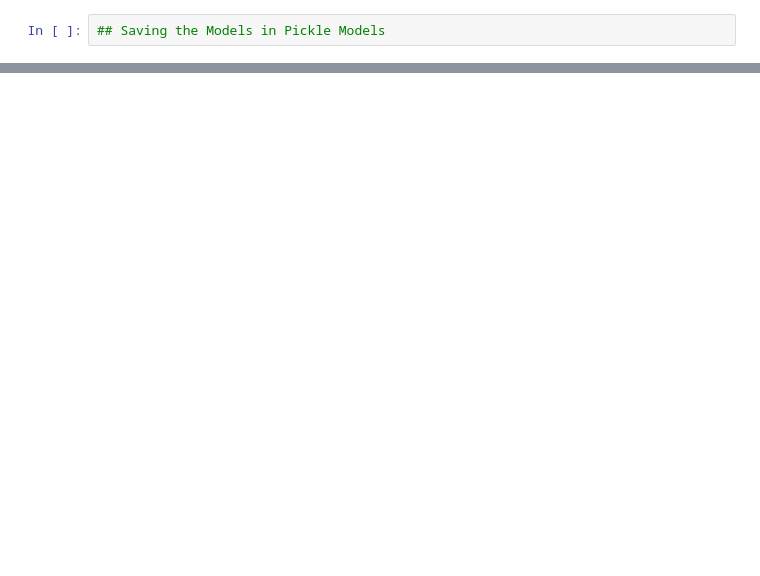
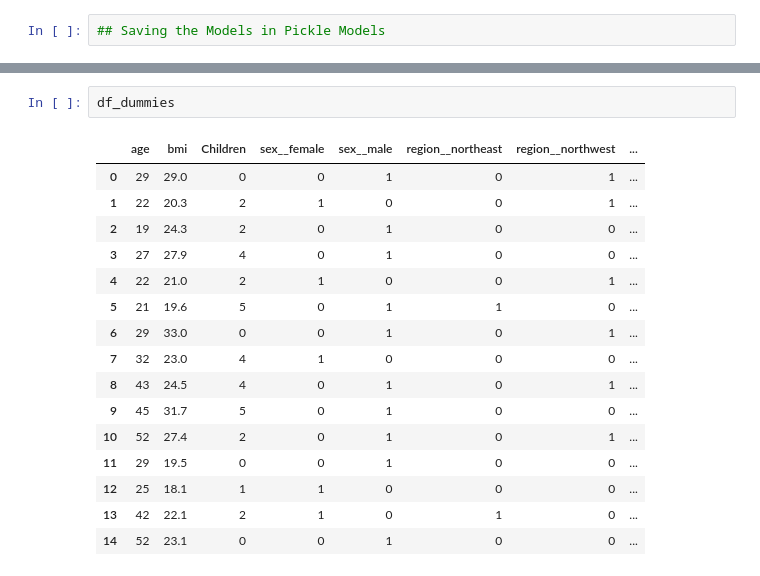
Before and after one commit to ParitoshPalSingh/Medical_Cost_Prediction_Project, a Jupyter notebook: Medical Cost Prediction PolynomialRegression.ipynb, the cells around one changed output, grey strips where cells are left out. Cells and saved outputs as stored; diff of their text form; blank space fills up the shorter version.

```diff
--- a/Medical Cost Prediction PolynomialRegression.ipynb
+++ b/Medical Cost Prediction PolynomialRegression.ipynb
@@ -545,0 +553,19 @@ SystemExit: 1
+# %%
+df_dummies
+# %% [output]
+|  | age | bmi | Children | sex__female | sex__male | region__northeast | region__northwest | ... |
+| 0 | 29 | 29.0 | 0 | 0 | 1 | 0 | 1 | ... |
+| 1 | 22 | 20.3 | 2 | 1 | 0 | 0 | 1 | ... |
+| 2 | 19 | 24.3 | 2 | 0 | 1 | 0 | 0 | ... |
+| 3 | 27 | 27.9 | 4 | 0 | 1 | 0 | 0 | ... |
+| 4 | 22 | 21.0 | 2 | 1 | 0 | 0 | 1 | ... |
+| 5 | 21 | 19.6 | 5 | 0 | 1 | 1 | 0 | ... |
+| 6 | 29 | 33.0 | 0 | 0 | 1 | 0 | 1 | ... |
+| 7 | 32 | 23.0 | 4 | 1 | 0 | 0 | 0 | ... |
+| 8 | 43 | 24.5 | 4 | 0 | 1 | 0 | 1 | ... |
+| 9 | 45 | 31.7 | 5 | 0 | 1 | 0 | 0 | ... |
+| 10 | 52 | 27.4 | 2 | 0 | 1 | 0 | 1 | ... |
+| 11 | 29 | 19.5 | 0 | 0 | 1 | 0 | 0 | ... |
+| 12 | 25 | 18.1 | 1 | 1 | 0 | 0 | 0 | ... |
+| 13 | 42 | 22.1 | 2 | 1 | 0 | 1 | 0 | ... |
+| 14 | 52 | 23.1 | 0 | 0 | 1 | 0 | 0 | ... |
```
Also changed, not shown: parts of 16 cells of this notebook, 5 other files.
